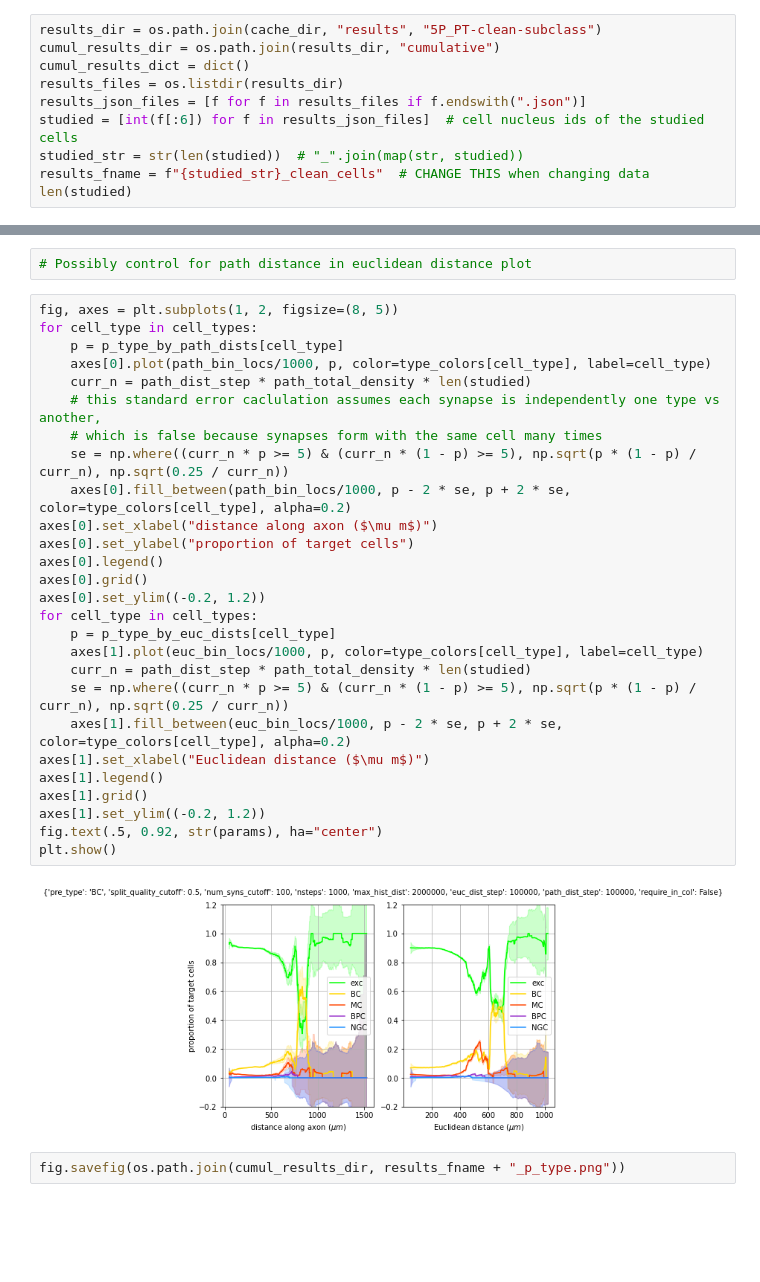
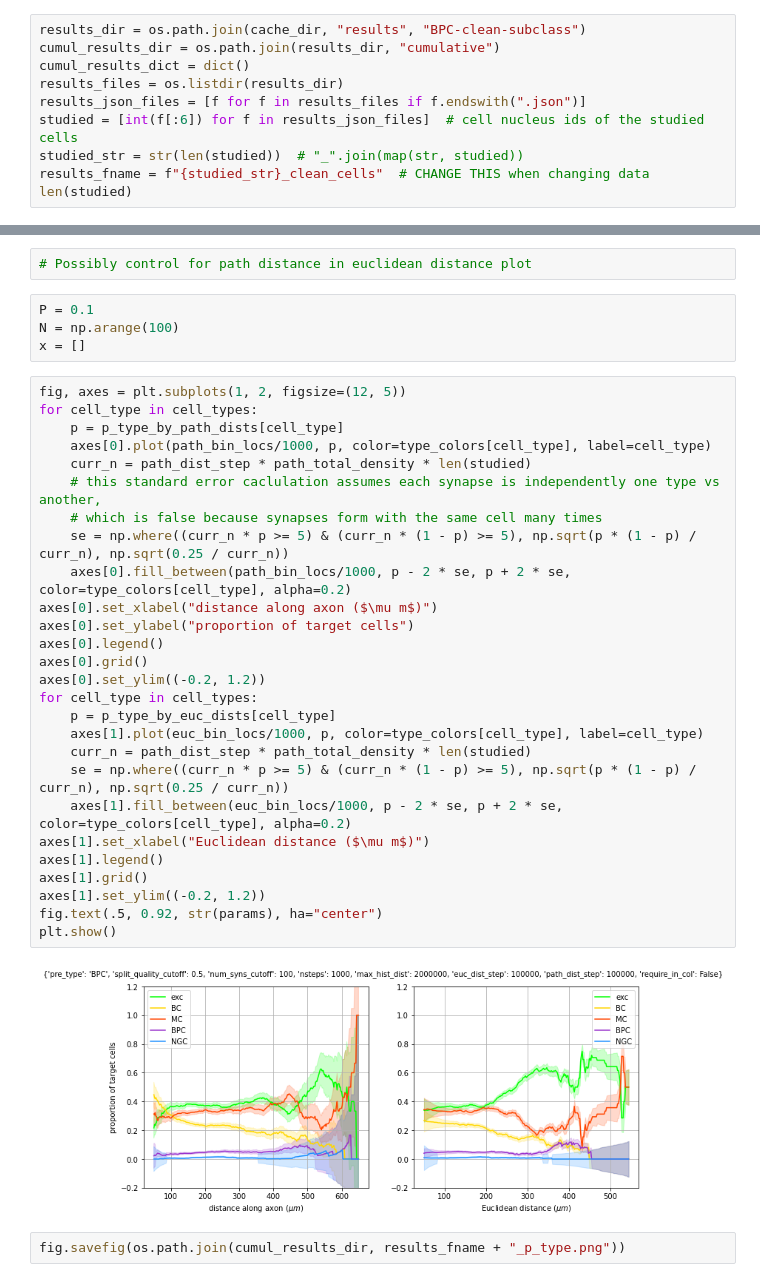
Before and after one commit to AlexTMallen/microns-synapse, a Jupyter notebook: src/subclass_cumulative_analysis.ipynb, the cells around one changed output, grey strips where cells are left out. Saved outputs shown, nothing was run; the diff lists cells and outputs as text; blank space fills up the shorter version.

```diff
--- a/src/subclass_cumulative_analysis.ipynb
+++ b/src/subclass_cumulative_analysis.ipynb
@@ -9,7 +9,7 @@ import warnings
 # %%
 cache_dir="..\\data\\"
 # %%
-results_dir = os.path.join(cache_dir, "results", "5P_PT-clean-subclass")
+results_dir = os.path.join(cache_dir, "results", "BPC-clean-subclass")
 cumul_results_dir = os.path.join(results_dir, "cumulative")
 cumul_results_dict = dict()
 results_files = os.listdir(results_dir)
@@ -156,35 +156,39 @@ plt.show()
 fig.savefig(os.path.join(cumul_results_dir, results_fname + "_pie.png"))
 # %%
 # Possibly control for path distance in euclidean distance plot
+# %%
+P = 0.1
+N = np.arange(100)
+x = []
 # %%
-fig, axes = plt.subplots(1, 2, figsize=(8, 5))
+fig, axes = plt.subplots(1, 2, figsize=(12, 5))
 for cell_type in cell_types:
     p = p_type_by_path_dists[cell_type]
     axes[0].plot(path_bin_locs/1000, p, color=type_colors[cell_type], label=cell_type)
     curr_n = path_dist_step * path_total_density * len(studied)
     # this standard error caclulation assumes each synapse is independently one type vs another,
     # which is false because synapses form with the same cell many times
     se = np.where((curr_n * p >= 5) & (curr_n * (1 - p) >= 5), np.sqrt(p * (1 - p) / curr_n), np.sqrt(0.25 / curr_n))
     axes[0].fill_between(path_bin_locs/1000, p - 2 * se, p + 2 * se, color=type_colors[cell_type], alpha=0.2)
 axes[0].set_xlabel("distance along axon ($\mu m$)")
 axes[0].set_ylabel("proportion of target cells")
 axes[0].legend()
 axes[0].grid()
 axes[0].set_ylim((-0.2, 1.2))
 for cell_type in cell_types:
     p = p_type_by_euc_dists[cell_type]
     axes[1].plot(euc_bin_locs/1000, p, color=type_colors[cell_type], label=cell_type)
     curr_n = path_dist_step * path_total_density * len(studied)
     se = np.where((curr_n * p >= 5) & (curr_n * (1 - p) >= 5), np.sqrt(p * (1 - p) / curr_n), np.sqrt(0.25 / curr_n))
     axes[1].fill_between(euc_bin_locs/1000, p - 2 * se, p + 2 * se, color=type_colors[cell_type], alpha=0.2)
 axes[1].set_xlabel("Euclidean distance ($\mu m$)")
 axes[1].legend()
 axes[1].grid()
 axes[1].set_ylim((-0.2, 1.2))
 fig.text(.5, 0.92, str(params), ha="center")
 plt.show()
 # %% [output]
-[figure, old version]
+[figure, new version]
 # %%
 fig.savefig(os.path.join(cumul_results_dir, results_fname + "_p_type.png"))
 # %%
```
Also changed, not shown: parts of 48 cells of this notebook, 1 other file.
